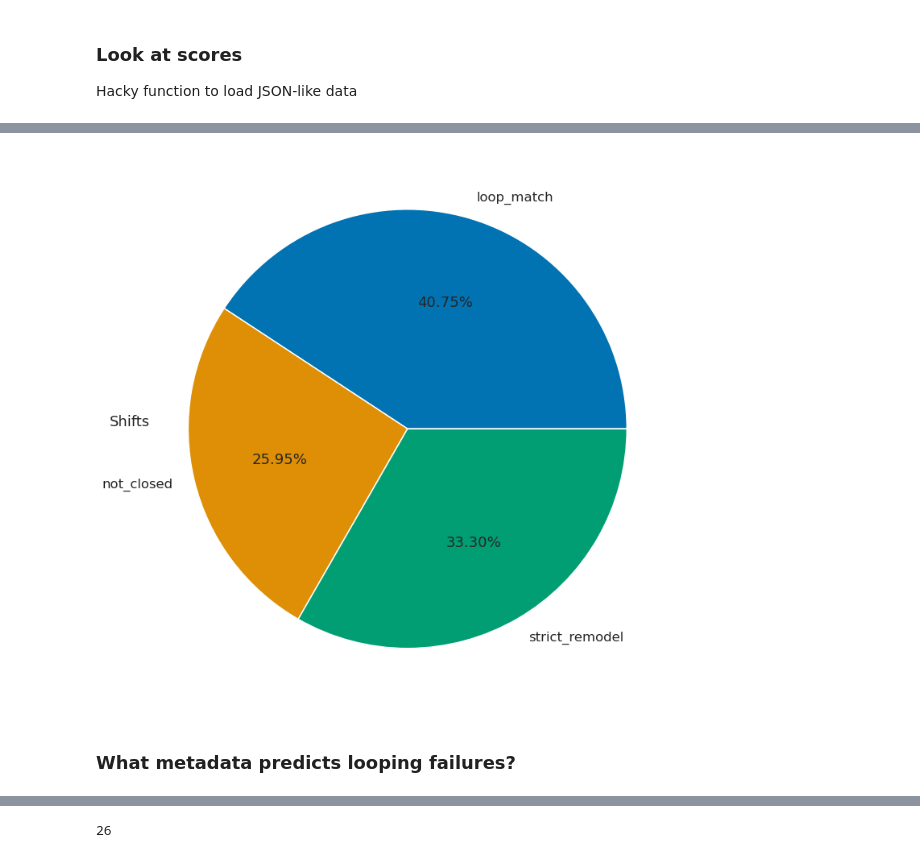
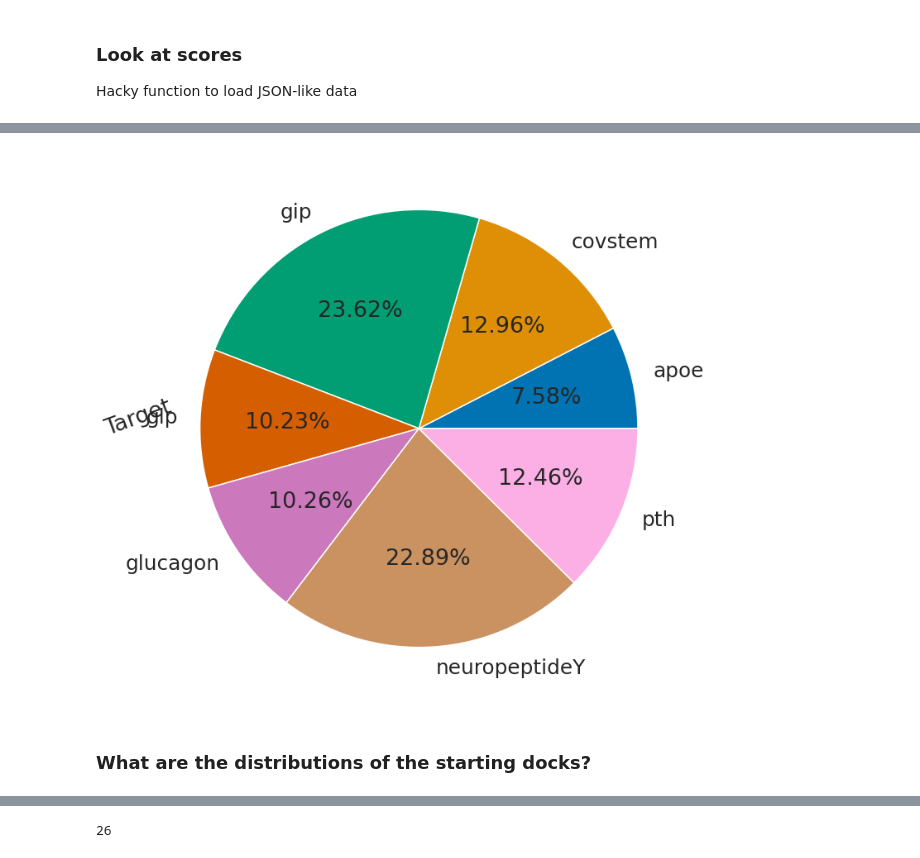
Before and after one commit to proleu/peptide_binders, a Jupyter notebook: 00_thread_targets.ipynb, the cells around one changed output, grey strips where cells are left out. Cells and saved outputs as stored; diff of their text form; code cells hidden in the pictures.

```diff
--- a/00_thread_targets.ipynb
+++ b/00_thread_targets.ipynb
@@ -398,0 +365,16 @@ JSONDecodeError: Extra data: line 166703 column 1 (char 445655985)
+# %%
+%%time
+def read_scorefile(scores):
+    import pandas as pd
+    from tqdm import tqdm
+    dfs = []
+    with open(scores, "r") as f:
+        for line in tqdm(f):
+            dfs.append(pd.read_json(line).T)
+    tabulated_scores = pd.concat(dfs)
+    return tabulated_scores
+
+
+output_path = os.path.join(os.getcwd(), "00_thread_targets")
+scores = os.path.join(output_path, "scores.json")
+scores_df = read_scorefile(scores)
@@ -399,21 +384,22 @@ JSONDecodeError: Extra data: line 166703 column 1 (char 445655985)
 # %%
 sns.set(
     context="talk",
-    font_scale=1,  # make the font larger; default is pretty small
+    font_scale=1.5,  # make the font larger; default is pretty small
     style="ticks",  # make the background white with black lines
     palette="colorblind",  # a color palette that is colorblind friendly!
 )
+os.makedirs(os.path.join(os.getcwd(), "figs"), exist_ok=True)
 (
     fig,
     ax1,
 ) = plt.subplots(ncols=1, figsize=(20, 10), tight_layout=True)
-scores_df.groupby("closure_type").size().plot(kind="pie", autopct="%1.2f%%", ax=ax1)
-ax1.set_ylabel("Shifts", rotation=0)
-plt.savefig("figs/03_closure_types.png")
+scores_df.groupby("target_name").size().plot(kind="pie", autopct="%1.2f%%", ax=ax1)
+ax1.set_title("Target")
+plt.savefig("figs/00_docked_targets.png")
 # %% [output]
-[figure, old version]
+[figure, new version]
-# %% [markdown]
-### What metadata predicts looping failures?
+# %% [markdown]
+### What are the distributions of the starting docks?
 # %%
 scores_df.columns
 # %% [output]
```
Also changed, not shown: parts of 22 cells of this notebook, 1 other file.
